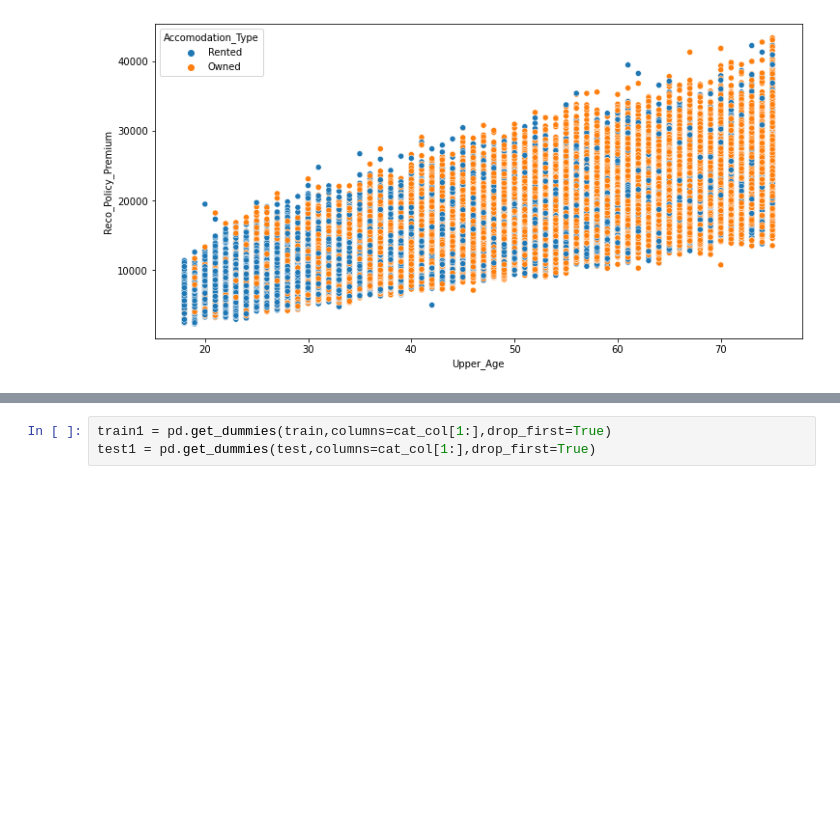
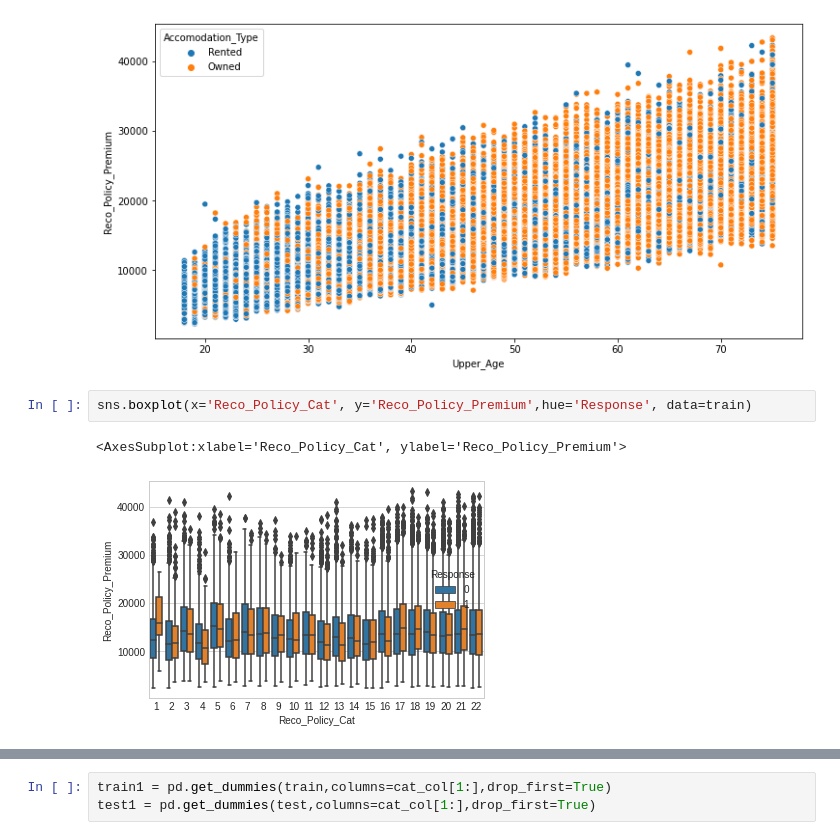
Before and after one commit to sudhirln92/-analytics-vidhya-competitions-, a Jupyter notebook: health-insurance-lead-prediction/classification.ipynb, the cells around one changed output, grey strips where cells are left out. Saved outputs shown, nothing was run; the diff lists cells and outputs as text; blank space fills up the shorter version.

Commit message:
visualization

```diff
--- a/health-insurance-lead-prediction/classification.ipynb
+++ b/health-insurance-lead-prediction/classification.ipynb
@@ -232,3 +230,8 @@ plt.figure(figsize=(12,6))
 sns.scatterplot(x='Upper_Age',y='Reco_Policy_Premium',hue='Accomodation_Type',data=train);
 # %% [output]
 [figure]
+# %%
+sns.boxplot(x='Reco_Policy_Cat', y='Reco_Policy_Premium',hue='Response', data=train)
+# %% [output]
+<AxesSubplot:xlabel='Reco_Policy_Cat', ylabel='Reco_Policy_Premium'>
+[figure, added]
```
Also changed, not shown: parts of 7 cells of this notebook, 1 other file.
